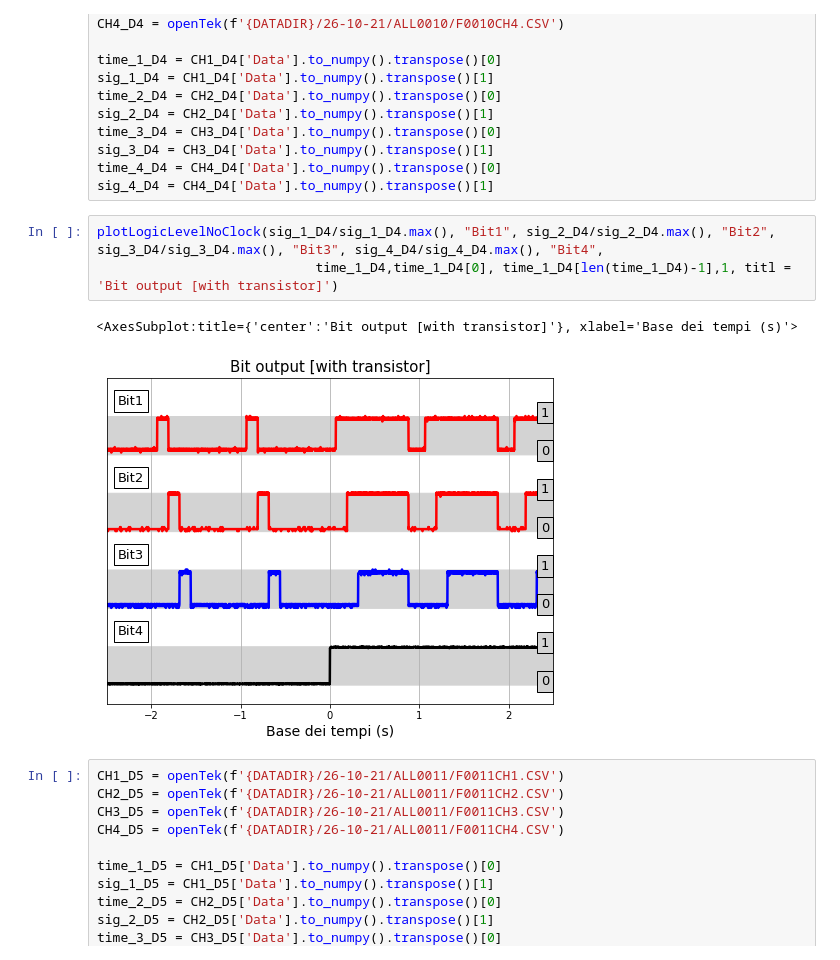
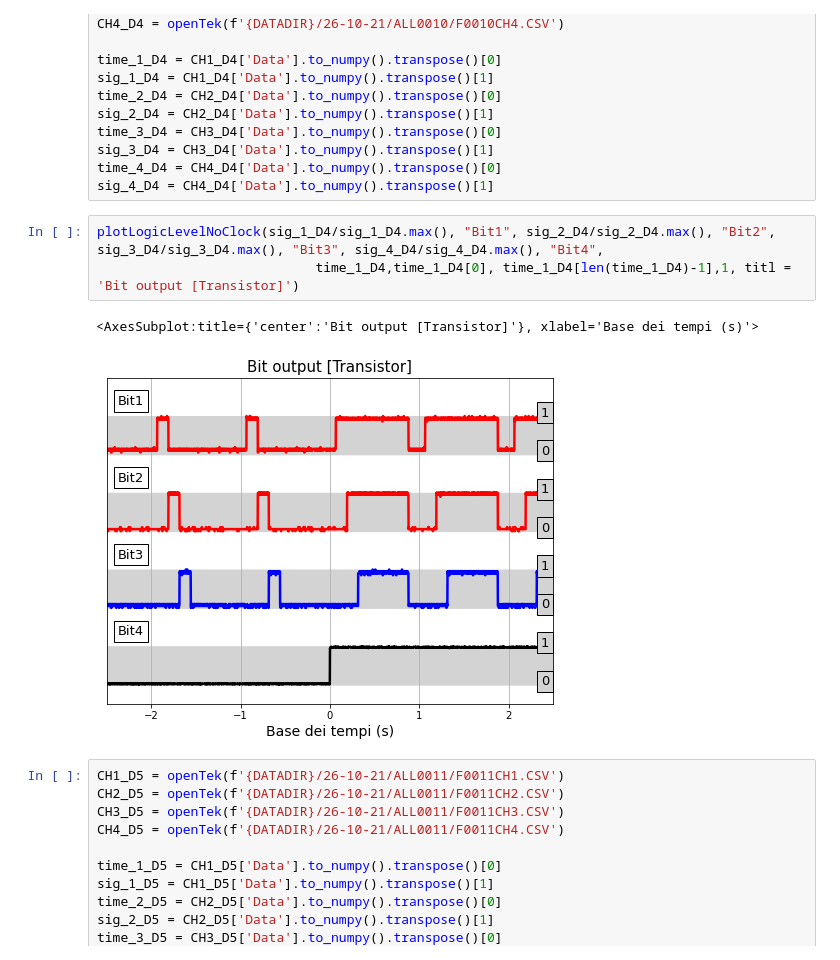
Before and after one commit to valeriopagliarino/Electronics-2021-UNITO-Public, a Jupyter notebook: analysis/2_AND_JK_BJT.ipynb, the cells around one changed output. Drawn from its saved outputs; the diff is of its cells as text.

```diff
--- a/analysis/2_AND_JK_BJT.ipynb
+++ b/analysis/2_AND_JK_BJT.ipynb
@@ -520,10 +522,10 @@ time_4_D4 = CH4_D4['Data'].to_numpy().transpose()[0]
 sig_4_D4 = CH4_D4['Data'].to_numpy().transpose()[1]
 # %%
 plotLogicLevelNoClock(sig_1_D4/sig_1_D4.max(), "Bit1", sig_2_D4/sig_2_D4.max(), "Bit2", sig_3_D4/sig_3_D4.max(), "Bit3", sig_4_D4/sig_4_D4.max(), "Bit4",
-                            time_1_D4,time_1_D4[0], time_1_D4[len(time_1_D4)-1],1, titl = 'Bit output [with transistor]')
+                            time_1_D4,time_1_D4[0], time_1_D4[len(time_1_D4)-1],1, titl = 'Bit output [Transistor]')
 # %% [output]
-<AxesSubplot:title={'center':'Bit output [with transistor]'}, xlabel='Base dei tempi (s)'>
+<AxesSubplot:title={'center':'Bit output [Transistor]'}, xlabel='Base dei tempi (s)'>
-[figure, old version]
+[figure, new version]
 # %%
 CH1_D5 = openTek(f'{DATADIR}/26-10-21/ALL0011/F0011CH1.CSV')
 CH2_D5 = openTek(f'{DATADIR}/26-10-21/ALL0011/F0011CH2.CSV')
```
Also changed, not shown: parts of 8 cells of this notebook, 2 other files.
